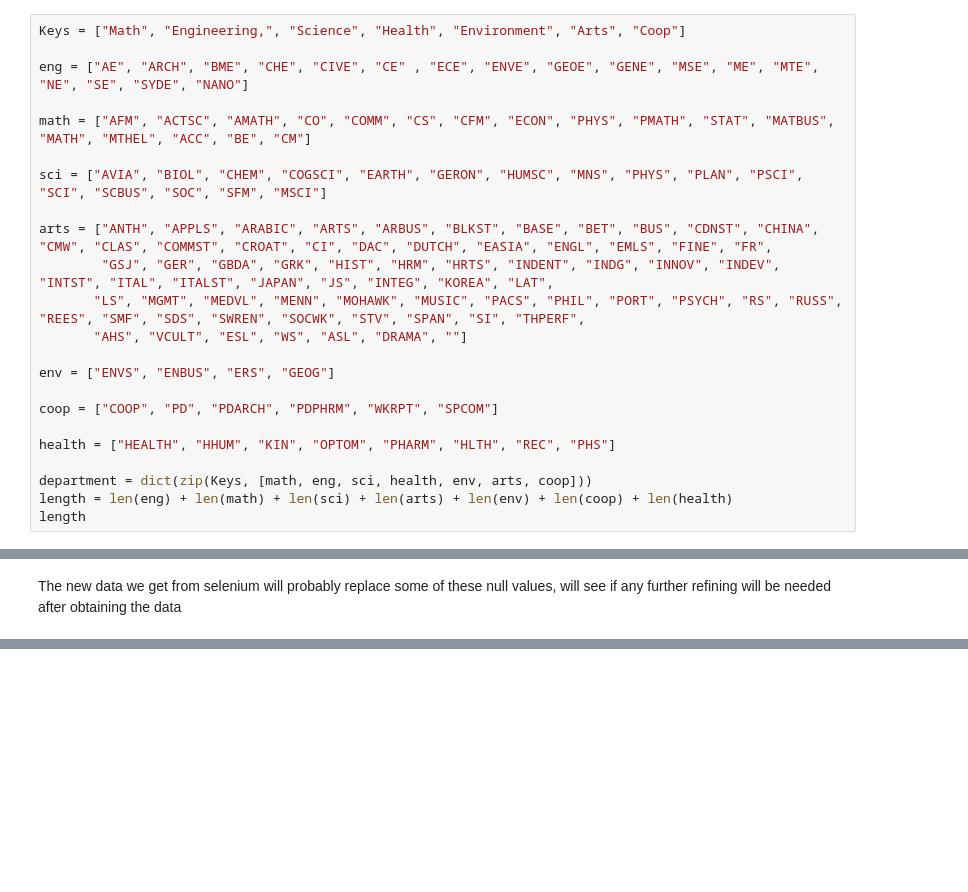
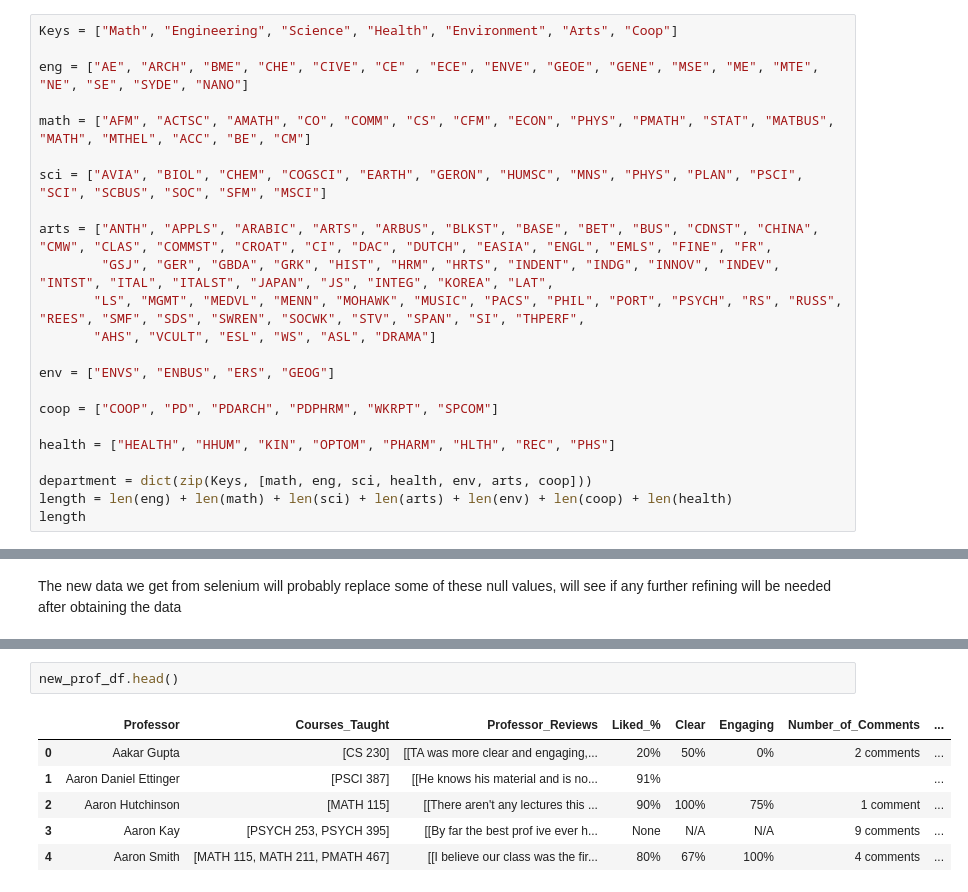
Before and after one commit to s2shams/UW-Course-Analysis, a Jupyter notebook: Data Cleaning.ipynb, the cells around one changed output, grey strips where cells are left out. Drawn from its saved outputs; the diff is of its cells as text; blank space fills up the shorter version.

```diff
--- a/Data Cleaning.ipynb
+++ b/Data Cleaning.ipynb
@@ -56,7 +56,7 @@ codes.nunique()
 # %% [output]
 188
 # %%
-Keys = ["Math", "Engineering,", "Science", "Health", "Environment", "Arts", "Coop"]
+Keys = ["Math", "Engineering", "Science", "Health", "Environment", "Arts", "Coop"]
 
 eng = ["AE", "ARCH", "BME", "CHE", "CIVE", "CE" , "ECE", "ENVE", "GEOE", "GENE", "MSE", "ME", "MTE", "NE", "SE", "SYDE", "NANO"]
 
@@ -67,7 +67,7 @@ sci = ["AVIA", "BIOL", "CHEM", "COGSCI", "EARTH", "GERON", "HUMSC", "MNS", "PHYS
 arts = ["ANTH", "APPLS", "ARABIC", "ARTS", "ARBUS", "BLKST", "BASE", "BET", "BUS", "CDNST", "CHINA", "CMW", "CLAS", "COMMST", "CROAT", "CI", "DAC", "DUTCH", "EASIA", "ENGL", "EMLS", "FINE", "FR",
         "GSJ", "GER", "GBDA", "GRK", "HIST", "HRM", "HRTS", "INDENT", "INDG", "INNOV", "INDEV", "INTST", "ITAL", "ITALST", "JAPAN", "JS", "INTEG", "KOREA", "LAT",
        "LS", "MGMT", "MEDVL", "MENN", "MOHAWK", "MUSIC", "PACS", "PHIL", "PORT", "PSYCH", "RS", "RUSS", "REES", "SMF", "SDS", "SWREN", "SOCWK", "STV", "SPAN", "SI", "THPERF",
-       "AHS", "VCULT", "ESL", "WS", "ASL", "DRAMA", ""]
+       "AHS", "VCULT", "ESL", "WS", "ASL", "DRAMA"]
 
 env = ["ENVS", "ENBUS", "ERS", "GEOG"]
 
@@ -327,0 +448,9 @@ The new data we get from selenium will probably replace some of these null value
+# %%
+new_prof_df.head()
+# %% [output]
+|  | Professor | Courses_Taught | Professor_Reviews | Liked_% | Clear | Engaging | Number_of_Comments | ... |
+| 0 | Aakar Gupta | [CS 230] | [[TA was more clear and engaging,... | 20% | 50% | 0% | 2 comments | ... |
+| 1 | Aaron Daniel Ettinger | [PSCI 387] | [[He knows his material and is no... | 91% |  |  |  | ... |
+| 2 | Aaron Hutchinson | [MATH 115] | [[There aren't any lectures this ... | 90% | 100% | 75% | 1 comment | ... |
+| 3 | Aaron Kay | [PSYCH 253, PSYCH 395] | [[By far the best prof ive ever h... | None | N/A | N/A | 9 comments | ... |
+| 4 | Aaron Smith | [MATH 115, MATH 211, PMATH 467] | [[I believe our class was the fir... | 80% | 67% | 100% | 4 comments | ... |
```
Also changed, not shown: parts of 10 cells of this notebook.
